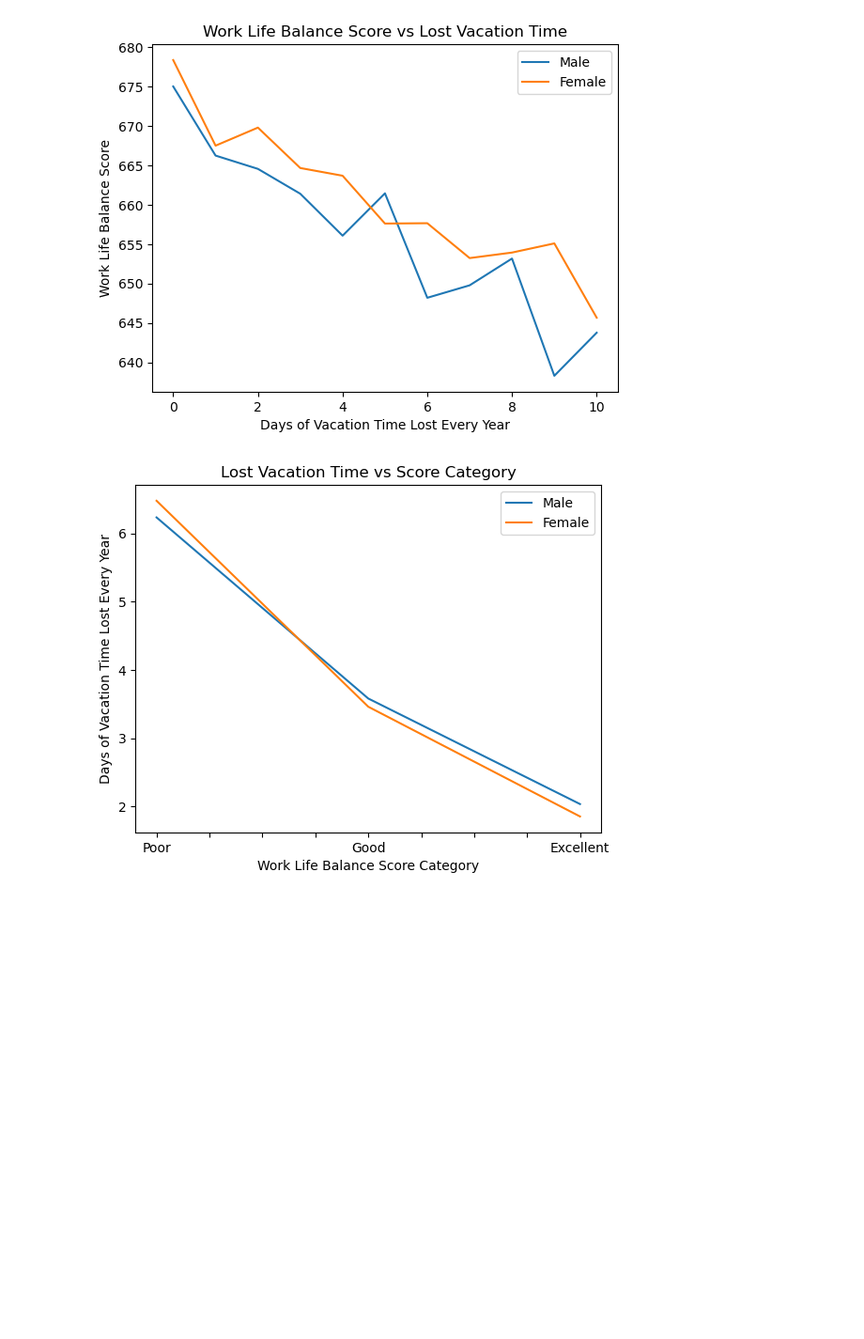
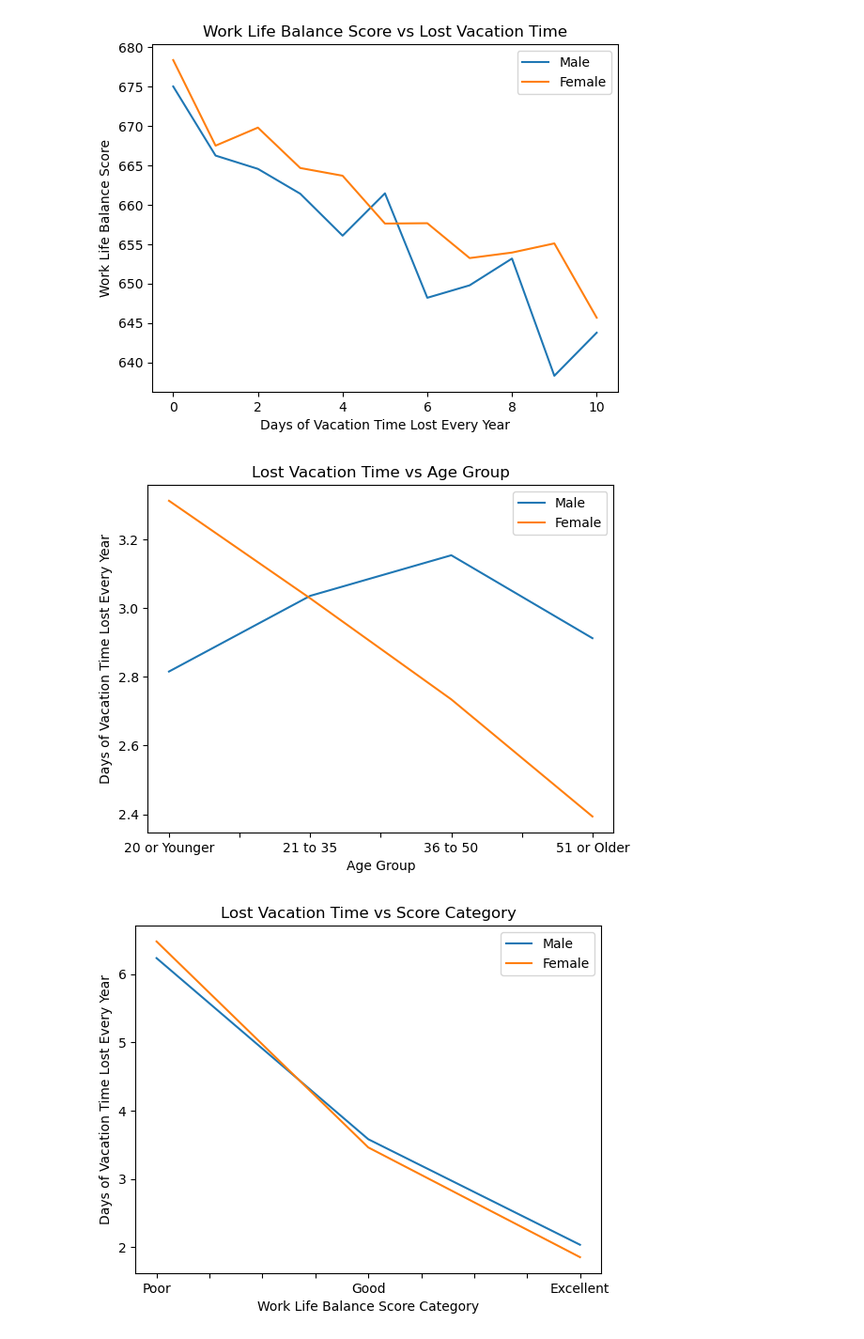
Before and after one commit to jenna-mk/Project_1, a Jupyter notebook: meaning_analysis.ipynb, the cells around one changed output. Shown at 94% size. Cells and saved outputs as stored; diff of their text form; code cells hidden in the pictures; blank space fills up the shorter version.

Commit message:
Added plots for age groups

```diff
--- a/meaning_analysis.ipynb
+++ b/meaning_analysis.ipynb
@@ -182,6 +182,23 @@ plt.legend(loc='best')
 plt.show()
 # %% [output]
 [figure]
+# %%
+# Plot age vs lost vacation time
+male_vacation_age = male_meaning.groupby('Age')['Lost Vacation'].mean()
+female_vacation_age = female_meaning.groupby('Age')['Lost Vacation'].mean()
+
+# Plot the data
+male_vacation_age.plot(label='Male')
+female_vacation_age.plot(label='Female')
+
+# Create x and y labels and title
+plt.xlabel('Age Group')
+plt.ylabel('Days of Vacation Time Lost Every Year')
+plt.title('Lost Vacation Time vs Age Group')
+plt.legend(loc='best')
+plt.show()
+# %% [output]
+[figure, added]
 # %%
 # Plot lost vacation vs work life score category
 male_vacation_mean.plot(label='Male')
```
Also changed, not shown: parts of 5 cells of this notebook.
